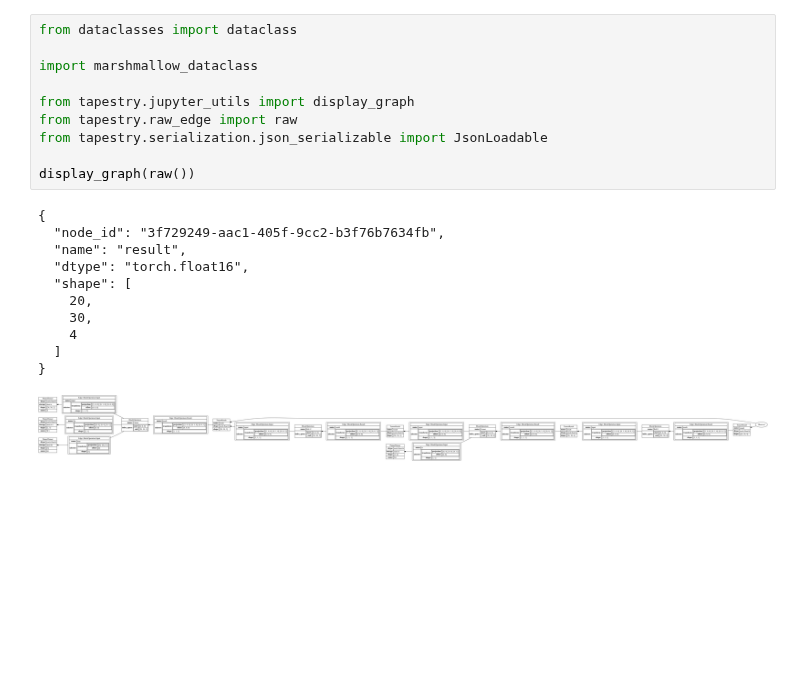
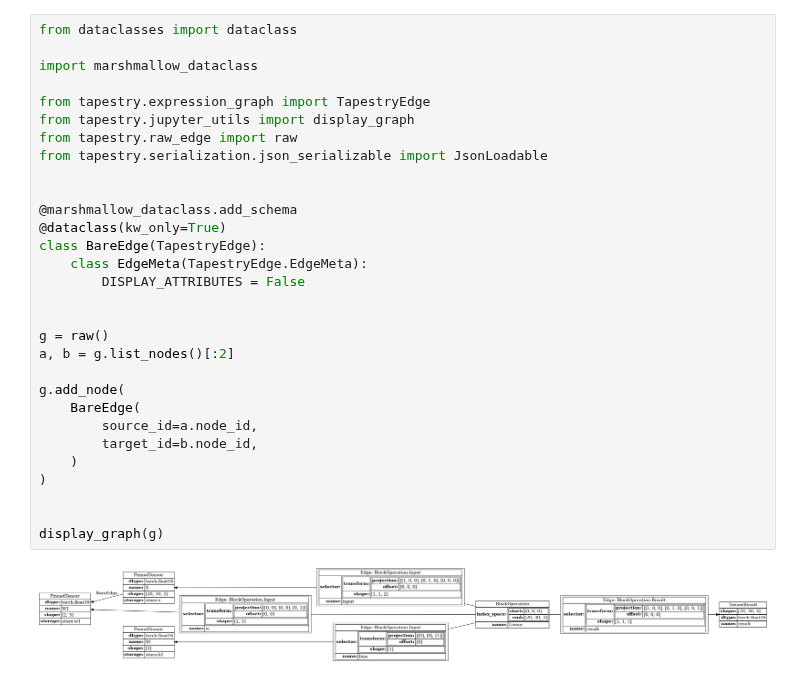
Before and after one commit to crutcher/tapestry-legacy, a Jupyter notebook: tapestry/raw.ipynb, the cells around one changed output. Drawn from its saved outputs; the diff is of its cells as text; blank space fills up the shorter version.

Commit message:
edge direction

```diff
--- a/tapestry/raw.ipynb
+++ b/tapestry/raw.ipynb
@@ -1,22 +1,32 @@
 # %%
 from dataclasses import dataclass
 
 import marshmallow_dataclass
 
+from tapestry.expression_graph import TapestryEdge
 from tapestry.jupyter_utils import display_graph
 from tapestry.raw_edge import raw
 from tapestry.serialization.json_serializable import JsonLoadable
 
-display_graph(raw())
+
+@marshmallow_dataclass.add_schema
+@dataclass(kw_only=True)
+class BareEdge(TapestryEdge):
+    class EdgeMeta(TapestryEdge.EdgeMeta):
+        DISPLAY_ATTRIBUTES = False
+
+
+g = raw()
+a, b = g.list_nodes()[:2]
+
+g.add_node(
+    BareEdge(
+        source_id=a.node_id,
+        target_id=b.node_id,
+    )
+)
+
+
+display_graph(g)
 # %% [output]
-{
-  "node_id": "3f729249-aac1-405f-9cc2-b3f76b7634fb",
-  "name": "result",
-  "dtype": "torch.float16",
-  "shape": [
-    20,
-    30,
-    4
-  ]
-}
-[figure, old version]
+[figure, new version]
```
Also changed, not shown: 3 other files.
